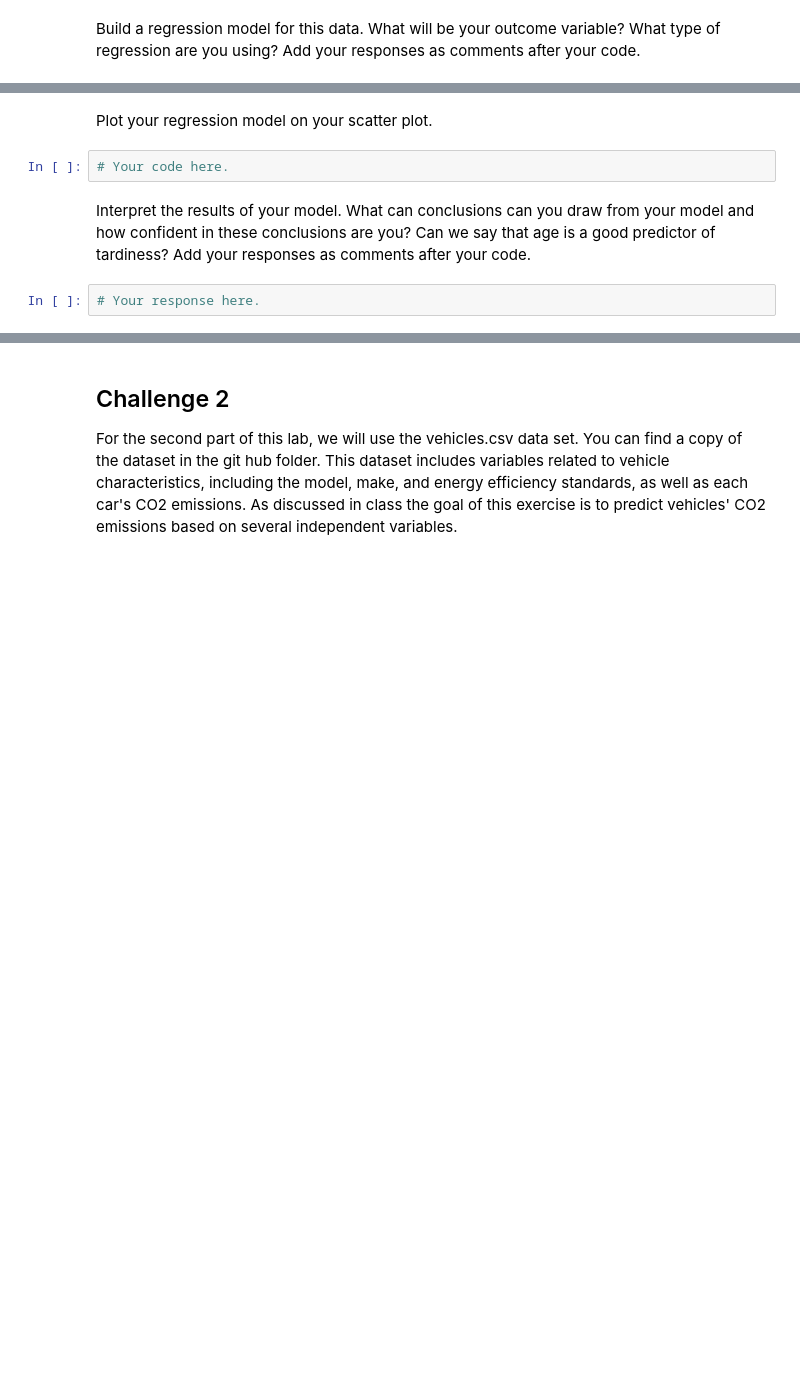
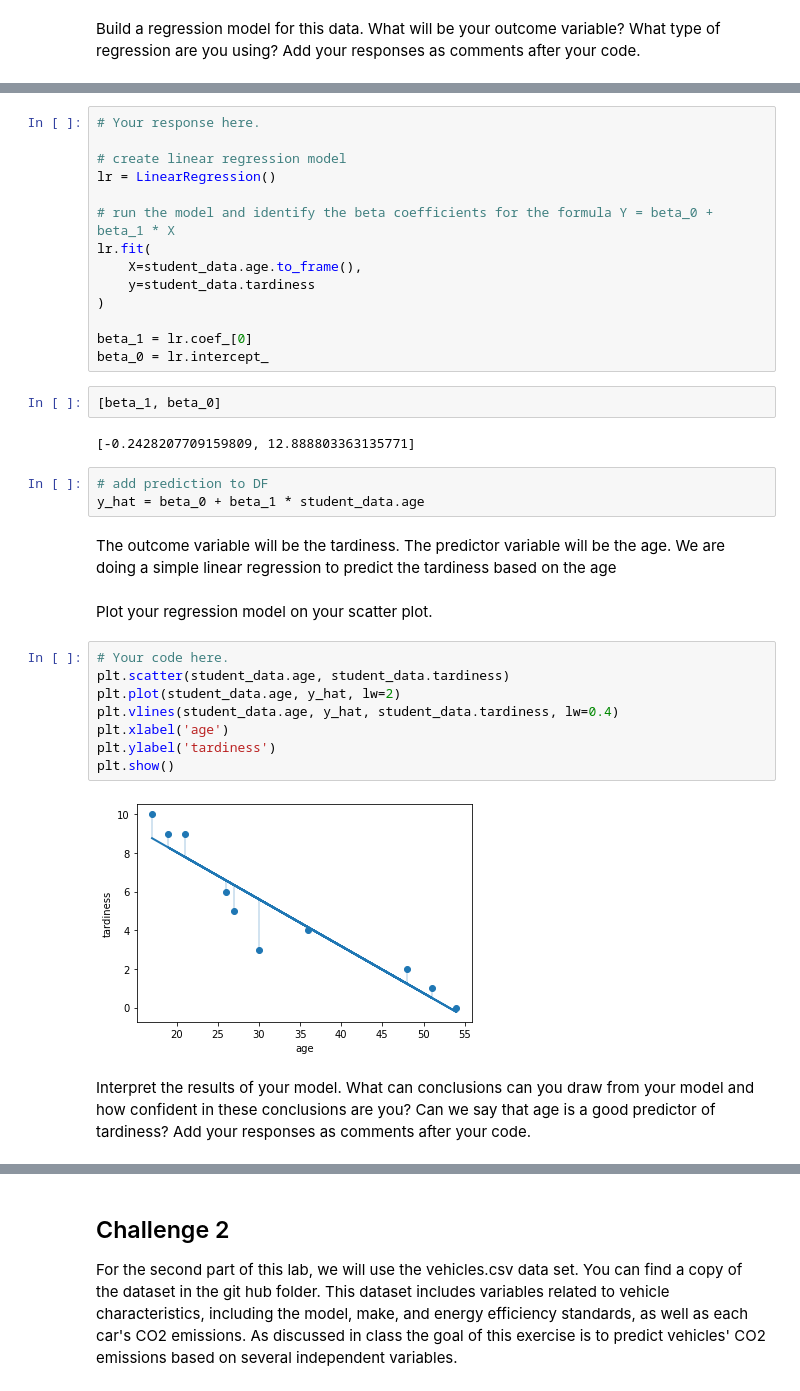
Before and after one commit to Ironhack-Data-Madrid-Enero-2021/lab-regression-analysis, a Jupyter notebook: your-code.ipynb, the cells around one changed output, grey strips where cells are left out. Drawn from its saved outputs; the diff is of its cells as text; blank space fills up the shorter version.

```diff
--- a/your-code.ipynb
+++ b/your-code.ipynb
@@ -85,8 +85,37 @@ Build a regression model for this data. What will be your outcome variable? What
+# %%
+# Your response here.
+
+# create linear regression model
+lr = LinearRegression()
+
+# run the model and identify the beta coefficients for the formula Y = beta_0 +  beta_1 * X
+lr.fit(
+    X=student_data.age.to_frame(),
+    y=student_data.tardiness
+)
+
+beta_1 = lr.coef_[0]
+beta_0 = lr.intercept_
+# %%
+[beta_1, beta_0]
+# %% [output]
+[-0.2428207709159809, 12.888803363135771]
+# %%
+# add prediction to DF
+y_hat = beta_0 + beta_1 * student_data.age
+# %% [markdown]
+The outcome variable will be the tardiness. The predictor variable will be the age.  We are doing a simple linear regression to predict the tardiness based on the age
 # %% [markdown]
 Plot your regression model on your scatter plot.
-# %%
-# Your code here.
+# %%
+# Your code here.
+plt.scatter(student_data.age, student_data.tardiness)
+plt.plot(student_data.age, y_hat, lw=2)
+plt.vlines(student_data.age, y_hat, student_data.tardiness, lw=0.4)
+plt.xlabel('age')
+plt.ylabel('tardiness')
+plt.show()
+# %% [output]
+[figure, added]
 # %% [markdown]
 Interpret the results of your model. What can conclusions can you draw from your model and how confident in these conclusions are you? Can we say that age is a good predictor of tardiness? Add your responses as comments after your code.
-# %%
-# Your response here.
```
Also changed, not shown: parts of 40 cells of this notebook.
